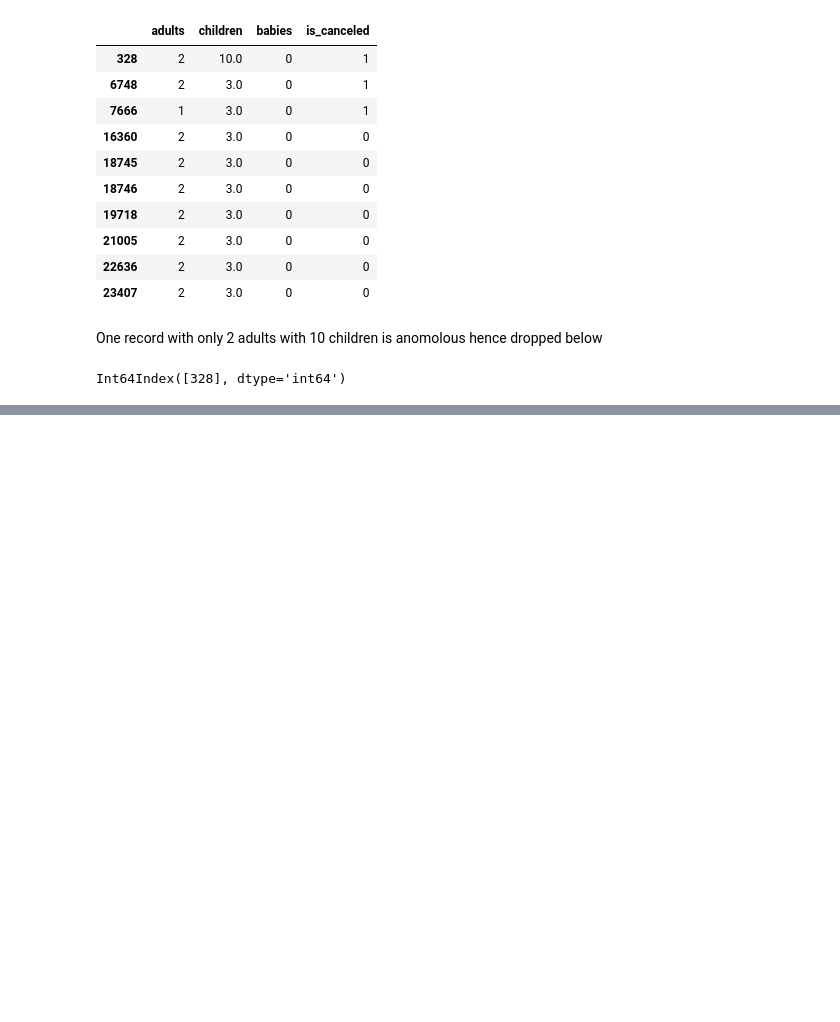
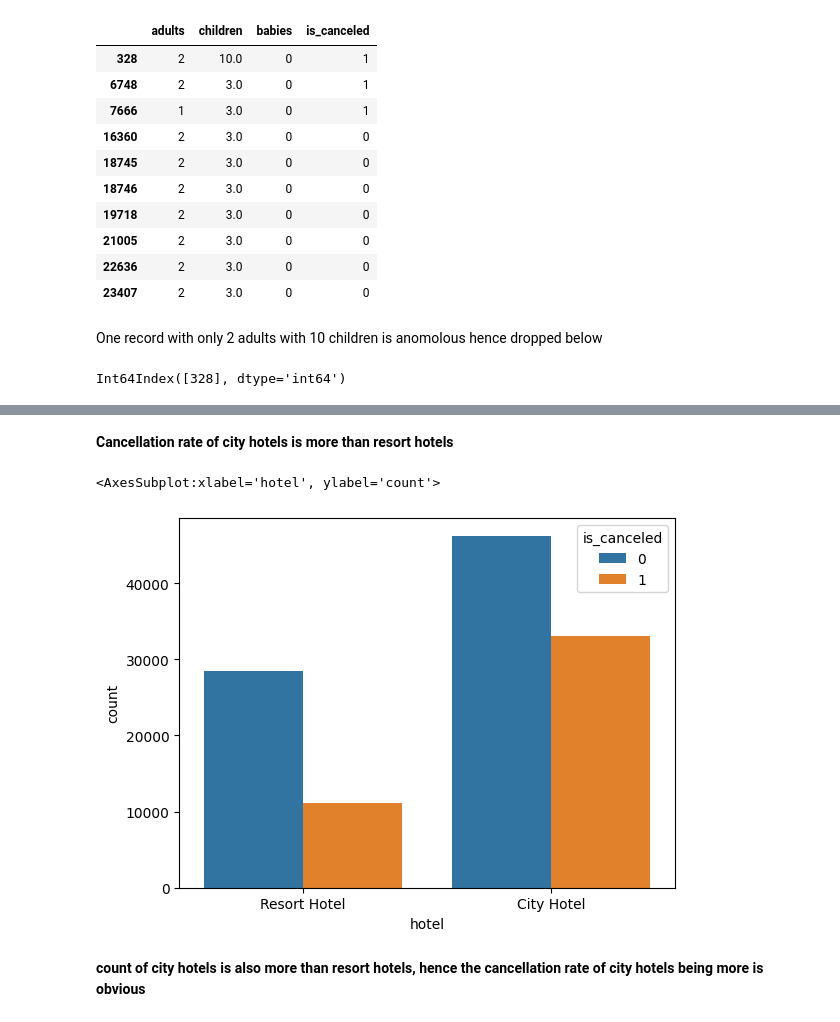
Before and after one commit to coder-jkb/ML-projects, a Jupyter notebook: ANALYSIS/Hotel booking/hotel_booking.ipynb, the cells around one changed output, grey strips where cells are left out. Drawn from its saved outputs; the diff is of its cells as text; code cells hidden in the pictures; blank space fills up the shorter version.

Commit message:
hotel. analysis partially done

```diff
--- a/ANALYSIS/Hotel booking/hotel_booking.ipynb
+++ b/ANALYSIS/Hotel booking/hotel_booking.ipynb
@@ -211,0 +259,9 @@ Int64Index([328], dtype='int64')
+# %% [markdown]
+**Cancellation rate of city hotels is more than resort hotels**
+# %%
+sns.countplot(x='hotel', data=df, hue='is_canceled')
+# %% [output]
+<AxesSubplot:xlabel='hotel', ylabel='count'>
+[figure, added]
+# %% [markdown]
+**count of city hotels is also more than resort hotels, hence the cancellation rate of city hotels being more is obvious**
```
Also changed, not shown: parts of 23 cells of this notebook.
